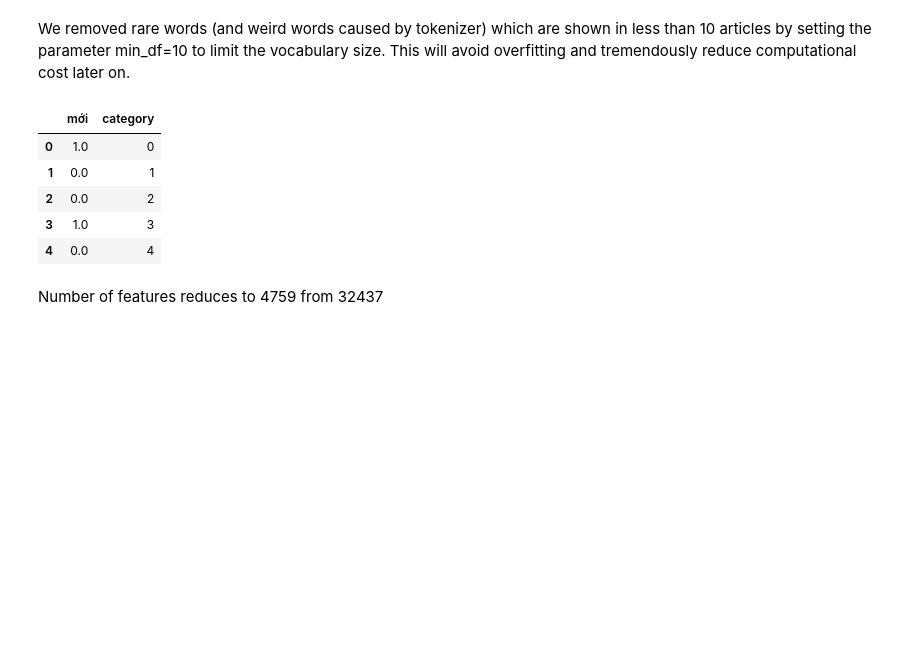
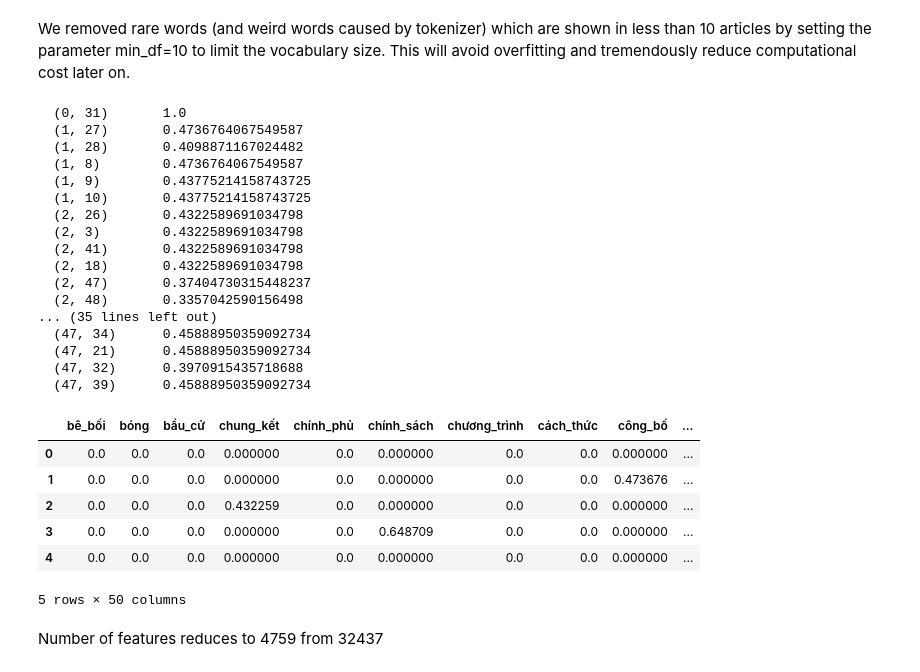
Before and after one commit to LinhHa0211/NCKH-2024-Research, a Jupyter notebook: Vietnamese_News_Classification/vnc.ipynb, the cells around one changed output. Saved outputs shown, nothing was run; the diff lists cells and outputs as text; code cells hidden in the pictures; blank space fills up the shorter version.

```diff
--- a/Vietnamese_News_Classification/vnc.ipynb
+++ b/Vietnamese_News_Classification/vnc.ipynb
@@ -371,25 +380,43 @@ corpus['title'] = corpus['title'].astype(str)
 # %% [markdown]
 We removed rare words (and weird words caused by tokenizer) which are shown in less than 10 articles by setting the parameter min_df=10 to limit the vocabulary size. This will avoid overfitting and tremendously reduce computational cost later on.
 # %%
-vectorizer = TfidfVectorizer(min_df=10)
+vectorizer = TfidfVectorizer(min_df=2)
 # nhầm loại bỏ các từ có tầng suất nhỏ hơn 10
-
 features = vectorizer.fit_transform(corpus['title'])
-
+print(features)
 joblib.dump(vectorizer, 'models/tfidf.joblib')
 # lưu trữ model
 
 tfidf_df = pd.DataFrame(data=features.toarray(), columns=vectorizer.get_feature_names_out())
 
 tfidf_df['category'] = corpus['category']
+tfidf_df.to_excel('crawled2.xlsx', index=False)
 tfidf_df.head()
 # %% [output]
+  (0, 31)       1.0
+  (1, 27)       0.4736764067549587
+  (1, 28)       0.4098871167024482
+  (1, 8)        0.4736764067549587
+  (1, 9)        0.43775214158743725
+  (1, 10)       0.43775214158743725
+  (2, 26)       0.4322589691034798
+  (2, 3)        0.4322589691034798
+  (2, 41)       0.4322589691034798
+  (2, 18)       0.4322589691034798
+  (2, 47)       0.37404730315448237
+  (2, 48)       0.3357042590156498
+... (35 lines left out)
+  (47, 34)      0.45888950359092734
+  (47, 21)      0.45888950359092734
+  (47, 32)      0.3970915435718688
+  (47, 39)      0.45888950359092734
-|  | mới | category |
-| 0 | 1.0 | 0 |
-| 1 | 0.0 | 1 |
-| 2 | 0.0 | 2 |
-| 3 | 1.0 | 3 |
-| 4 | 0.0 | 4 |
+|  | bê_bối | bóng | bầu_cử | chung_kết | chính_phủ | chính_sách | chương_trình | cách_thức | công_bố | ... |
+| 0 | 0.0 | 0.0 | 0.0 | 0.000000 | 0.0 | 0.000000 | 0.0 | 0.0 | 0.000000 | ... |
+| 1 | 0.0 | 0.0 | 0.0 | 0.000000 | 0.0 | 0.000000 | 0.0 | 0.0 | 0.473676 | ... |
+| 2 | 0.0 | 0.0 | 0.0 | 0.432259 | 0.0 | 0.000000 | 0.0 | 0.0 | 0.000000 | ... |
+| 3 | 0.0 | 0.0 | 0.0 | 0.000000 | 0.0 | 0.648709 | 0.0 | 0.0 | 0.000000 | ... |
+| 4 | 0.0 | 0.0 | 0.0 | 0.000000 | 0.0 | 0.000000 | 0.0 | 0.0 | 0.000000 | ... |
+5 rows × 50 columns
 # %% [markdown]
 Number of features reduces to 4759 from 32437
 # %% [markdown]
```
Also changed, not shown: parts of 7 cells of this notebook, 4 other files.
